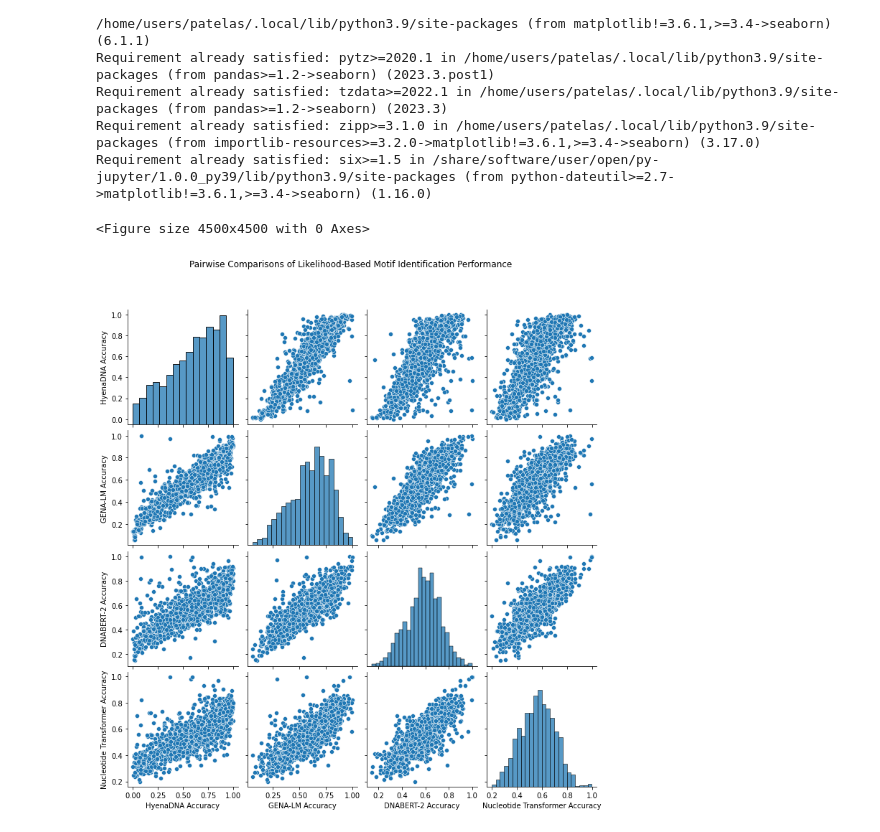
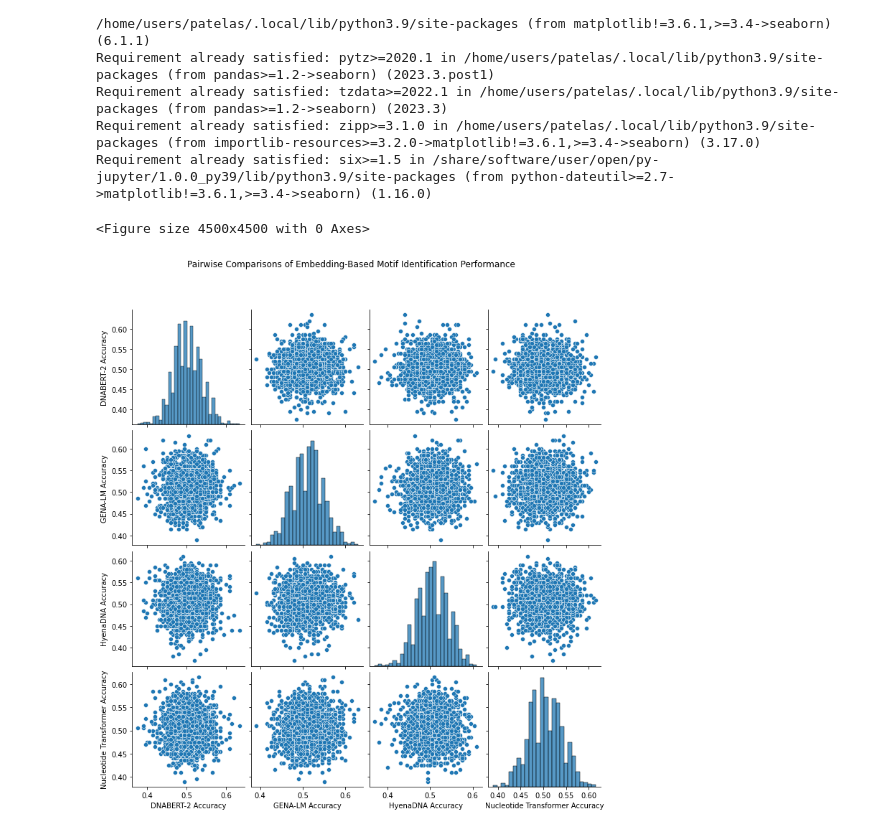
Before and after one commit to kundajelab/DART-Eval, a Jupyter notebook: notebooks/footprinting_pairwise.ipynb, the cells around one changed output. Cells and saved outputs as stored; diff of their text form; code cells hidden in the pictures.

```diff
--- a/notebooks/footprinting_pairwise.ipynb
+++ b/notebooks/footprinting_pairwise.ipynb
@@ -26,28 +26,28 @@ Requirement already satisfied: tzdata>=2022.1 in /home/users/patelas/.local/lib/
 Requirement already satisfied: zipp>=3.1.0 in /home/users/patelas/.local/lib/python3.9/site-packages (from importlib-resources>=3.2.0->matplotlib!=3.6.1,>=3.4->seaborn) (3.17.0)
 Requirement already satisfied: six>=1.5 in /share/software/user/open/py-jupyter/1.0.0_py39/lib/python3.9/site-packages (from python-dateutil>=2.7->matplotlib!=3.6.1,>=3.4->seaborn) (1.16.0)
 # %%
-hyena_table = "/oak/stanford/groups/akundaje/projects/dnalm_benchmark/evals/footprinting_350/likelihoods/hyenadna-large-1m-seqlen-hf.tsv"
+hyena_table = "/oak/stanford/groups/akundaje/projects/dnalm_benchmark/evals/footprinting_350/embeddings/hyenadna-large-1m-seqlen-hf.tsv"
 hyena_data = pd.read_csv(hyena_table, sep="\t", index_col=0)
 
-gena_table = "/oak/stanford/groups/akundaje/projects/dnalm_benchmark/evals/footprinting_350/likelihoods/gena-lm-bert-large-t2t.tsv"
+gena_table = "/oak/stanford/groups/akundaje/projects/dnalm_benchmark/evals/footprinting_350/embeddings/gena-lm-bert-large-t2t.tsv"
 gena_data = pd.read_csv(gena_table, sep="\t", index_col=0)
 
-dnabert_table = "/oak/stanford/groups/akundaje/projects/dnalm_benchmark/evals/footprinting_350/likelihoods/DNABERT-2-117M.tsv"
+dnabert_table = "/oak/stanford/groups/akundaje/projects/dnalm_benchmark/evals/footprinting_350/embeddings/DNABERT-2-117M.tsv"
 dnabert_data = pd.read_csv(dnabert_table, sep="\t", index_col=0)
 
-nt_table = "/oak/stanford/groups/akundaje/projects/dnalm_benchmark/evals/footprinting_350/likelihoods/nucleotide-transformer-v2-500m-multi-species.tsv"
+nt_table = "/oak/stanford/groups/akundaje/projects/dnalm_benchmark/evals/footprinting_350/embeddings/nucleotide-transformer-v2-500m-multi-species.tsv"
 nt_data = pd.read_csv(nt_table, sep="\t", index_col=0)
 # %%
-combined_df = pd.concat([hyena_data, gena_data, dnabert_data, nt_data], axis=1)["Accuracy"]
+combined_df = pd.concat([dnabert_data, gena_data, hyena_data, nt_data], axis=1)["Accuracy"]
 
-combined_df.columns = ["HyenaDNA Accuracy", "GENA-LM Accuracy", "DNABERT-2 Accuracy", "Nucleotide Transformer Accuracy"]
+combined_df.columns = ["DNABERT-2 Accuracy", "GENA-LM Accuracy", "HyenaDNA Accuracy", "Nucleotide Transformer Accuracy"]
 # %%
 plt.rcParams['figure.figsize']=(15,15)
 plt.figure(dpi=300)
 g = sns.pairplot(combined_df)
 # plt.title("Pairwise Comparisons of Motif Identification Performance")
-g.fig.suptitle("Pairwise Comparisons of Likelihood-Based Motif Identification Performance", y=1.08)
-g.savefig("/oak/stanford/groups/akundaje/patelas/misc/pairplot_likelihood.png", dpi=300)
+g.fig.suptitle("Pairwise Comparisons of Embedding-Based Motif Identification Performance", y=1.08)
+g.savefig("/oak/stanford/groups/akundaje/patelas/misc/pairplot_embedding.png", dpi=300)
 # %% [output]
 <Figure size 4500x4500 with 0 Axes>
-[figure, old version]
+[figure, new version]
```
Also changed, not shown: 2 other files.
